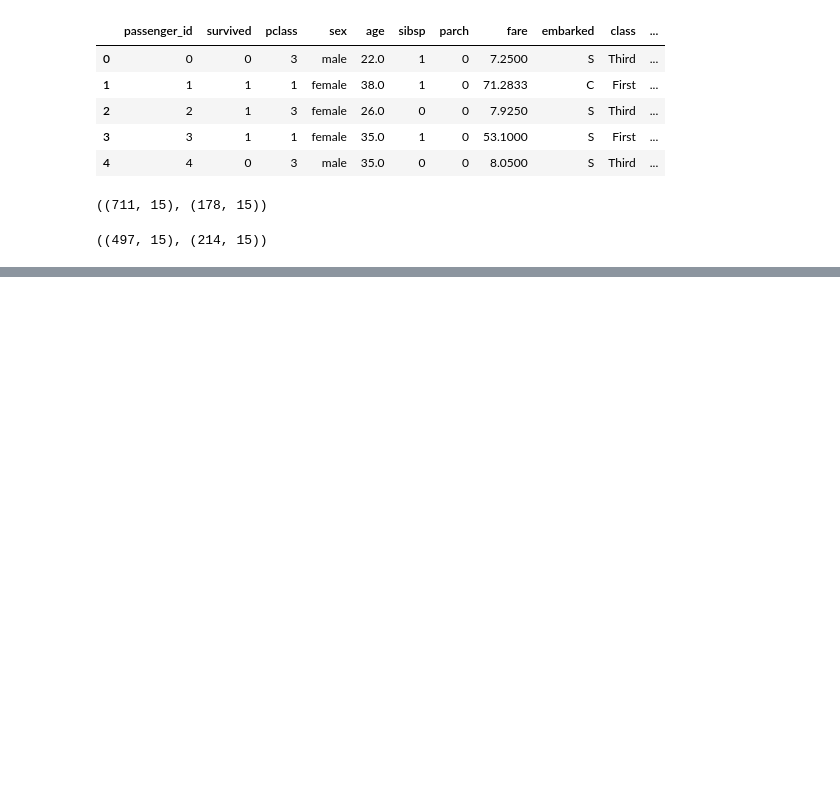
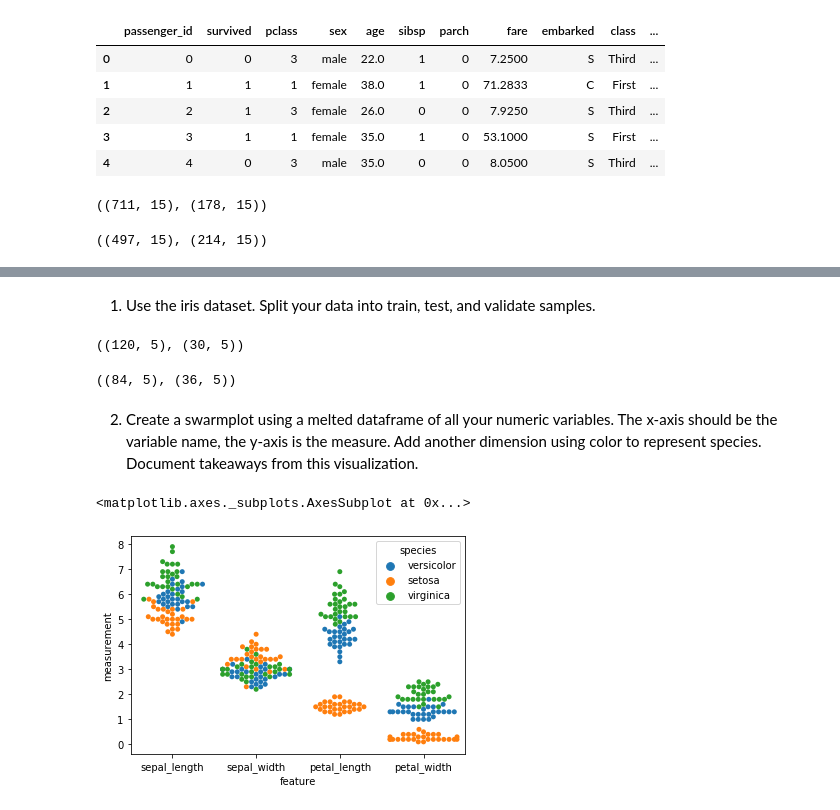
Before and after one commit to Brandon-Martinez27/classification-exercises, a Jupyter notebook: classification_exercises.ipynb, the cells around one changed output, grey strips where cells are left out. Cells and saved outputs as stored; diff of their text form; code cells hidden in the pictures; blank space fills up the shorter version.

```diff
--- a/classification_exercises.ipynb
+++ b/classification_exercises.ipynb
@@ -478,0 +478,38 @@ def prep_titanic(df):
+# %% [markdown]
+1. Use the iris dataset. Split your data into train, test, and validate samples.
+# %%
+from sklearn.model_selection import train_test_split
+
+train_validate, test = train_test_split(iris, test_size=.2,
+                                       random_state=123,
+                                       stratify=iris.species)
+train_validate.shape, test.shape
+# %% [output]
+((120, 5), (30, 5))
+# %%
+train, validate = train_test_split(train_validate, test_size=.3,
+                                   random_state=123,
+                                   stratify=train_validate.species)
+train.shape, validate.shape
+# %% [output]
+((84, 5), (36, 5))
+# %%
+iris_train = train
+iris_validate = validate
+iris_test = test
+# %% [markdown]
+2. Create a swarmplot using a melted dataframe of all your numeric variables. The x-axis should be the variable name, the y-axis is the measure. Add another dimension using color to represent species. Document takeaways from this visualization.
+# %%
+import seaborn as sns
+
+# melted dataframe
+iris_train_melt = iris_train.melt(id_vars='species', var_name='feature', value_name='measurement')
+
+#swarmplot
+sns.swarmplot(data=iris_train_melt, x='feature', y='measurement', hue='species')
+
+#takeaways:
+#you can determine species based on petal length and width, or petal area
+# %% [output]
+<matplotlib.axes._subplots.AxesSubplot at 0x...>
+[figure, added]
```
Also changed, not shown: parts of 21 cells of this notebook, 1 other file.
